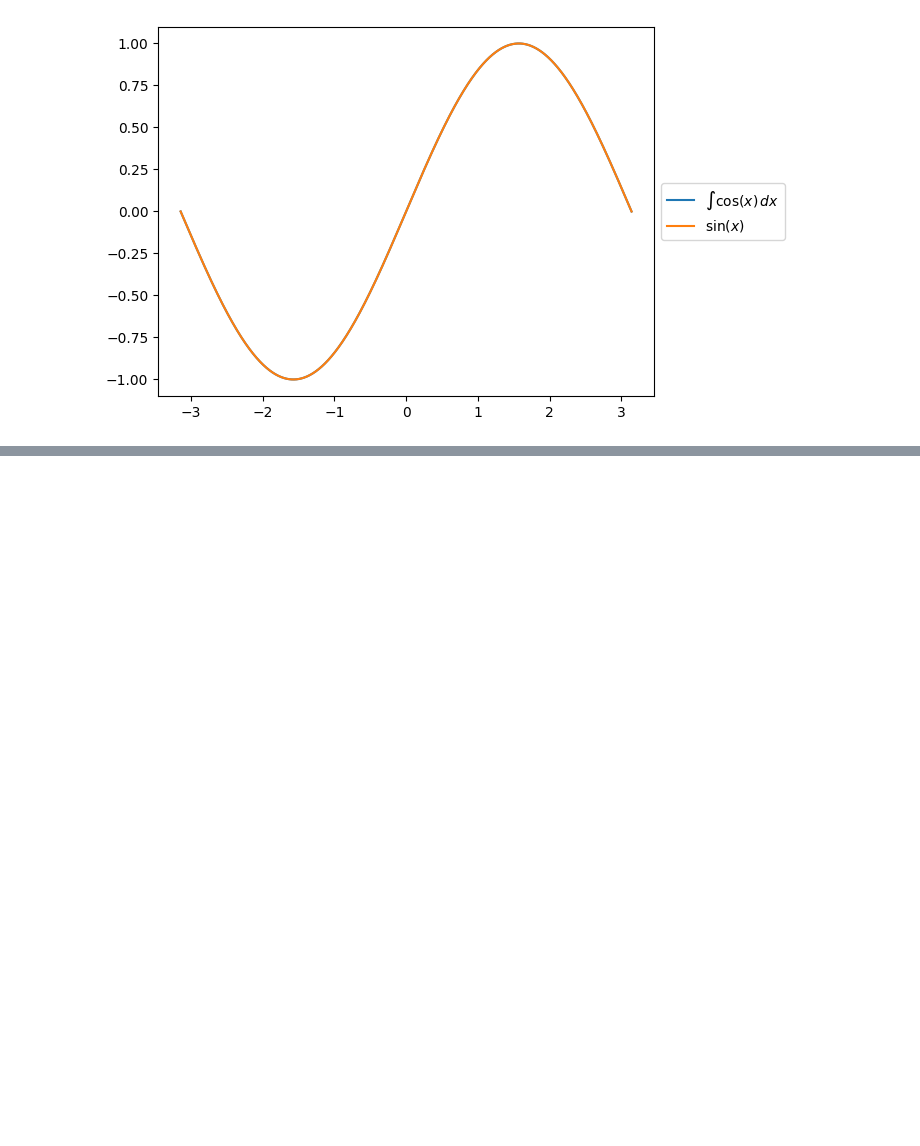
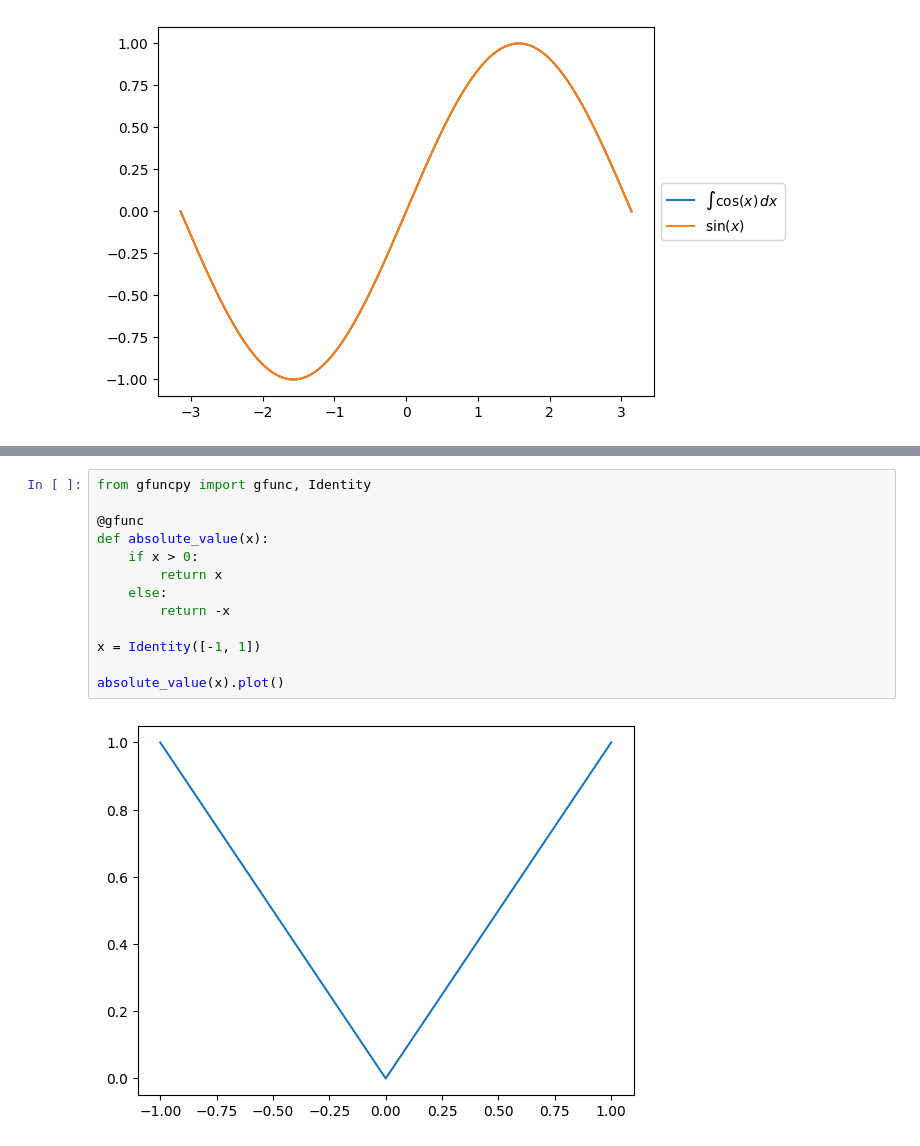
Before and after one commit to beginnerSC/gfuncpy, a Jupyter notebook: docs/source/usage.ipynb, the cells around one changed output, grey strips where cells are left out. Cells and saved outputs as stored; diff of their text form; blank space fills up the shorter version.

Commit message:
added the gfunc decorator, docs, and tests

```diff
--- a/docs/source/usage.ipynb
+++ b/docs/source/usage.ipynb
@@ -140,0 +147,15 @@ sin(x).plot(label=r'$\sin(x)$')
+# %%
+from gfuncpy import gfunc, Identity
+
+@gfunc
+def absolute_value(x):
+    if x > 0:
+        return x
+    else:
+        return -x
+
+x = Identity([-1, 1])
+
+absolute_value(x).plot()
+# %% [output]
+[figure, added]
```
Also changed, not shown: parts of 10 cells of this notebook, 7 other files.
